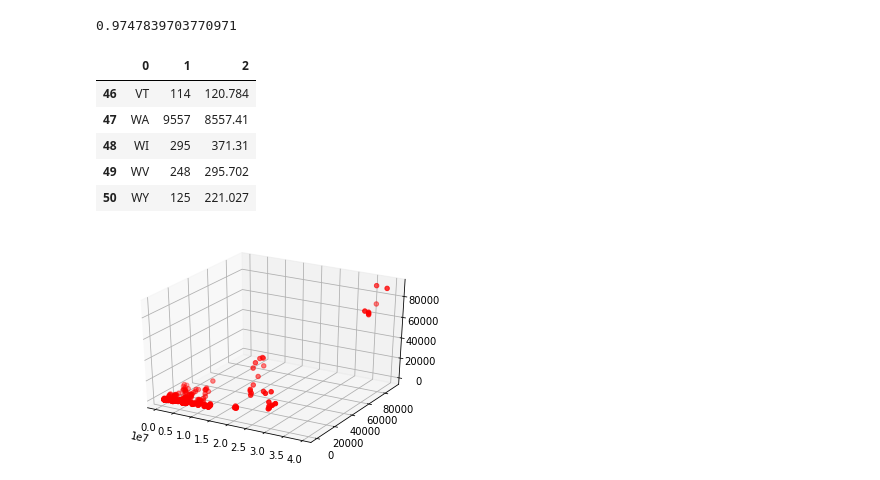
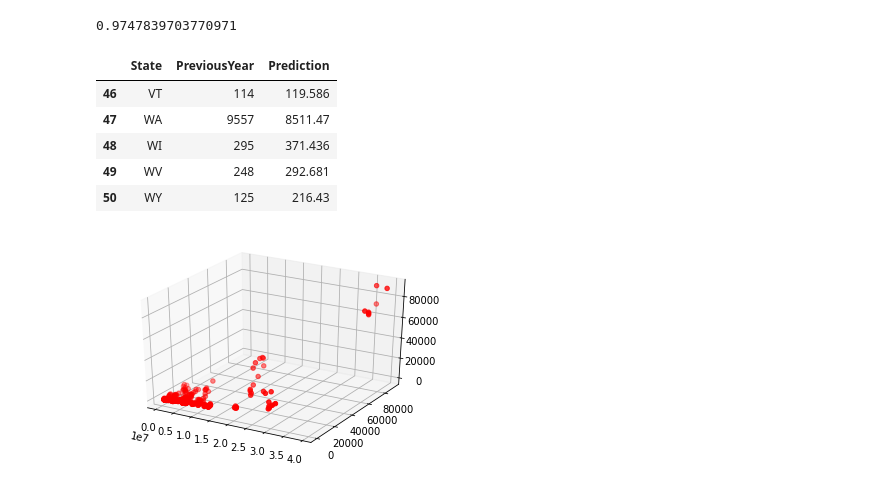
Before and after one commit to Cirrick/hacklytics-2020, a Jupyter notebook: main.ipynb, the cells around one changed output. Cells and saved outputs as stored; diff of their text form; code cells hidden in the pictures.

```diff
--- a/main.ipynb
+++ b/main.ipynb
@@ -29,20 +29,20 @@ print(forest.score(X_test, y_test))
 # %%
 # Making predictions
 forest.fit(X, y)
 yearInputs = pd.read_csv("data/2019withUnemployment.csv")
 states = yearInputs.State
 yearData = yearInputs.loc[:, ("overall", 'unsheltered', 'population', 'unemployment')].values
 outputs = forest.predict(yearData)
-result = pd.DataFrame(np.vstack((states, yearInputs.loc[:, "unsheltered"].values, outputs)).T)
-result.to_csv("results/2020predictions")
+result = pd.DataFrame(np.vstack((states, yearInputs.loc[:, "unsheltered"].values, outputs)).T, columns=["State", "PreviousYear", "Prediction"])
+result.to_csv("results/2020predictions.csv")
 result.tail()
 # %% [output]
-|  | 0 | 1 | 2 |
-| 46 | VT | 114 | 120.784 |
-| 47 | WA | 9557 | 8557.41 |
-| 48 | WI | 295 | 371.31 |
-| 49 | WV | 248 | 295.702 |
-| 50 | WY | 125 | 221.027 |
+|  | State | PreviousYear | Prediction |
+| 46 | VT | 114 | 119.586 |
+| 47 | WA | 9557 | 8511.47 |
+| 48 | WI | 295 | 371.436 |
+| 49 | WV | 248 | 292.681 |
+| 50 | WY | 125 | 216.43 |
 # %%
 from mpl_toolkits.mplot3d import Axes3D
 from matplotlib import pyplot as plt
```
Also changed, not shown: 1 other file.
